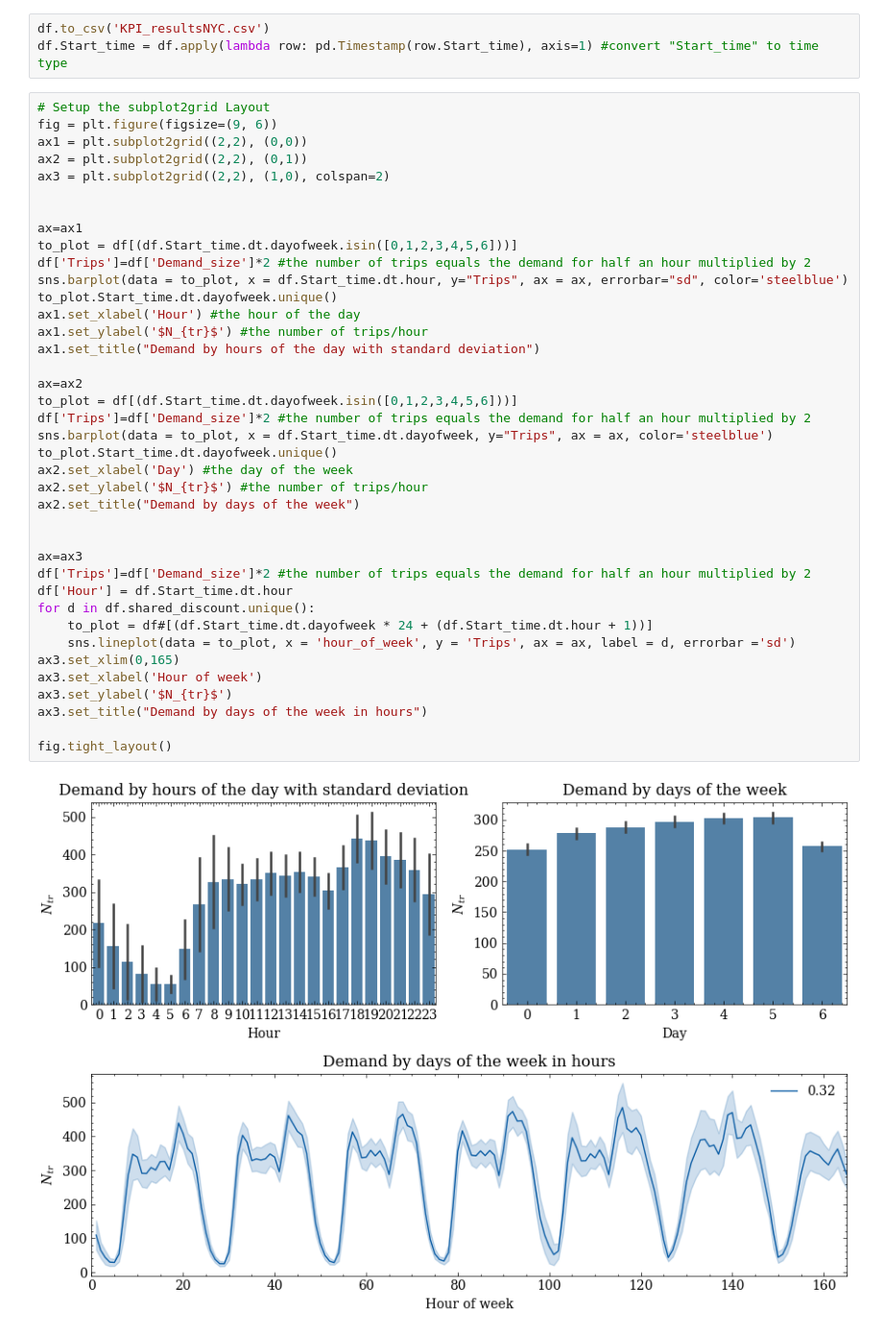
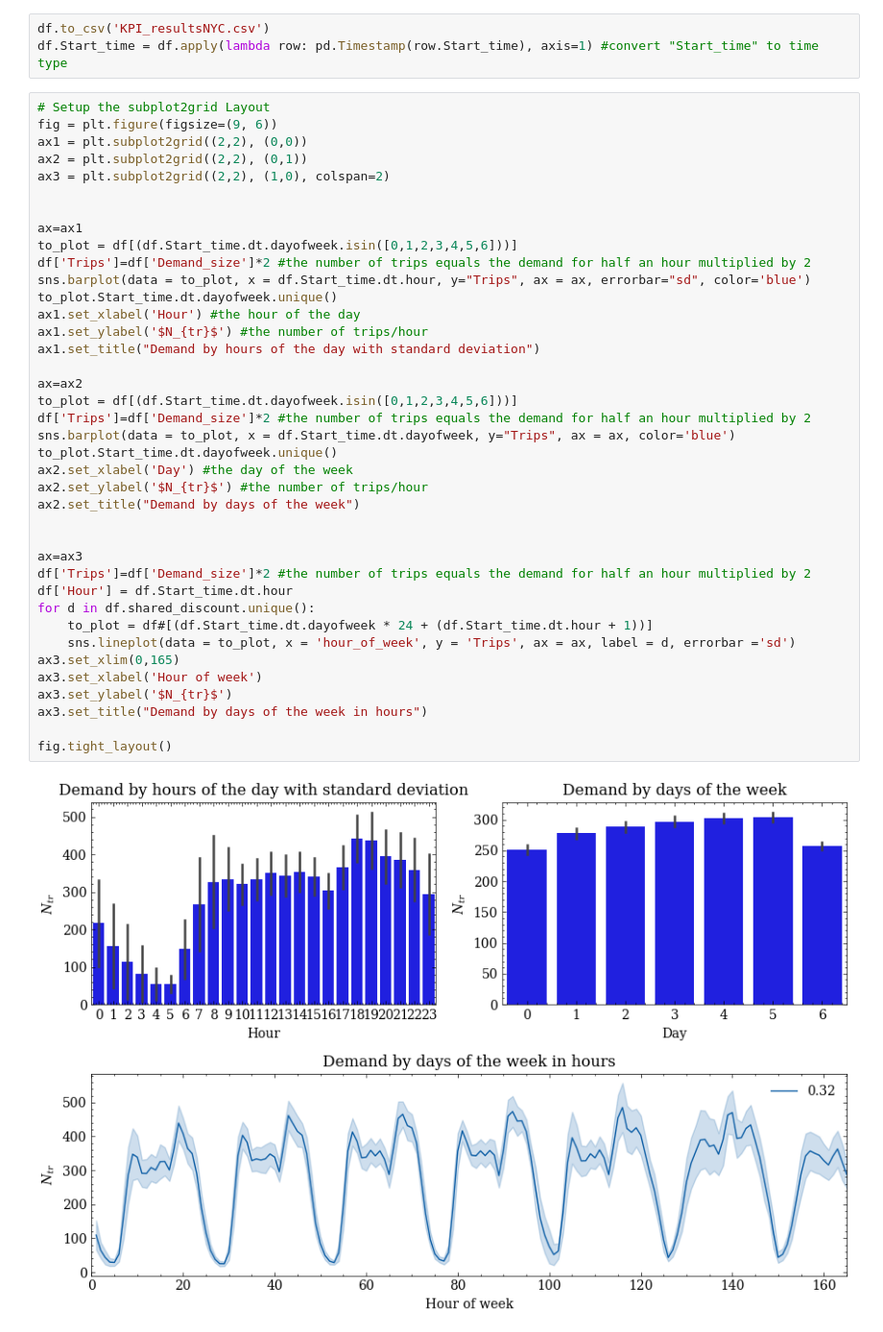
Before and after one commit to OlhaShulikaUJ/ExMAS-plotting, a Jupyter notebook: NYC DEMAND.ipynb, the cells around one changed output. Shown at 96% size. Cells and saved outputs as stored; diff of their text form.

```diff
--- a/NYC DEMAND.ipynb
+++ b/NYC DEMAND.ipynb
@@ -26,33 +26,33 @@ ax3 = plt.subplot2grid((2,2), (1,0), colspan=2)
 ax=ax1
 to_plot = df[(df.Start_time.dt.dayofweek.isin([0,1,2,3,4,5,6]))]
 df['Trips']=df['Demand_size']*2 #the number of trips equals the demand for half an hour multiplied by 2
-sns.barplot(data = to_plot, x = df.Start_time.dt.hour, y="Trips", ax = ax, errorbar="sd", color='steelblue')
+sns.barplot(data = to_plot, x = df.Start_time.dt.hour, y="Trips", ax = ax, errorbar="sd", color='blue')
 to_plot.Start_time.dt.dayofweek.unique()
 ax1.set_xlabel('Hour') #the hour of the day
 ax1.set_ylabel('$N_{tr}$') #the number of trips/hour
 ax1.set_title("Demand by hours of the day with standard deviation")
 
 ax=ax2
 to_plot = df[(df.Start_time.dt.dayofweek.isin([0,1,2,3,4,5,6]))]
 df['Trips']=df['Demand_size']*2 #the number of trips equals the demand for half an hour multiplied by 2
-sns.barplot(data = to_plot, x = df.Start_time.dt.dayofweek, y="Trips", ax = ax, color='steelblue')
+sns.barplot(data = to_plot, x = df.Start_time.dt.dayofweek, y="Trips", ax = ax, color='blue')
 to_plot.Start_time.dt.dayofweek.unique()
 ax2.set_xlabel('Day') #the day of the week
 ax2.set_ylabel('$N_{tr}$') #the number of trips/hour
 ax2.set_title("Demand by days of the week")
 
 
 ax=ax3
 df['Trips']=df['Demand_size']*2 #the number of trips equals the demand for half an hour multiplied by 2
 df['Hour'] = df.Start_time.dt.hour
 for d in df.shared_discount.unique():
     to_plot = df#[(df.Start_time.dt.dayofweek * 24 + (df.Start_time.dt.hour + 1))]
     sns.lineplot(data = to_plot, x = 'hour_of_week', y = 'Trips', ax = ax, label = d, errorbar ='sd')
 ax3.set_xlim(0,165)
 ax3.set_xlabel('Hour of week')
 ax3.set_ylabel('$N_{tr}$')
 ax3.set_title("Demand by days of the week in hours")
 
 fig.tight_layout()
 # %% [output]
-[figure, old version]
+[figure, new version]
```
